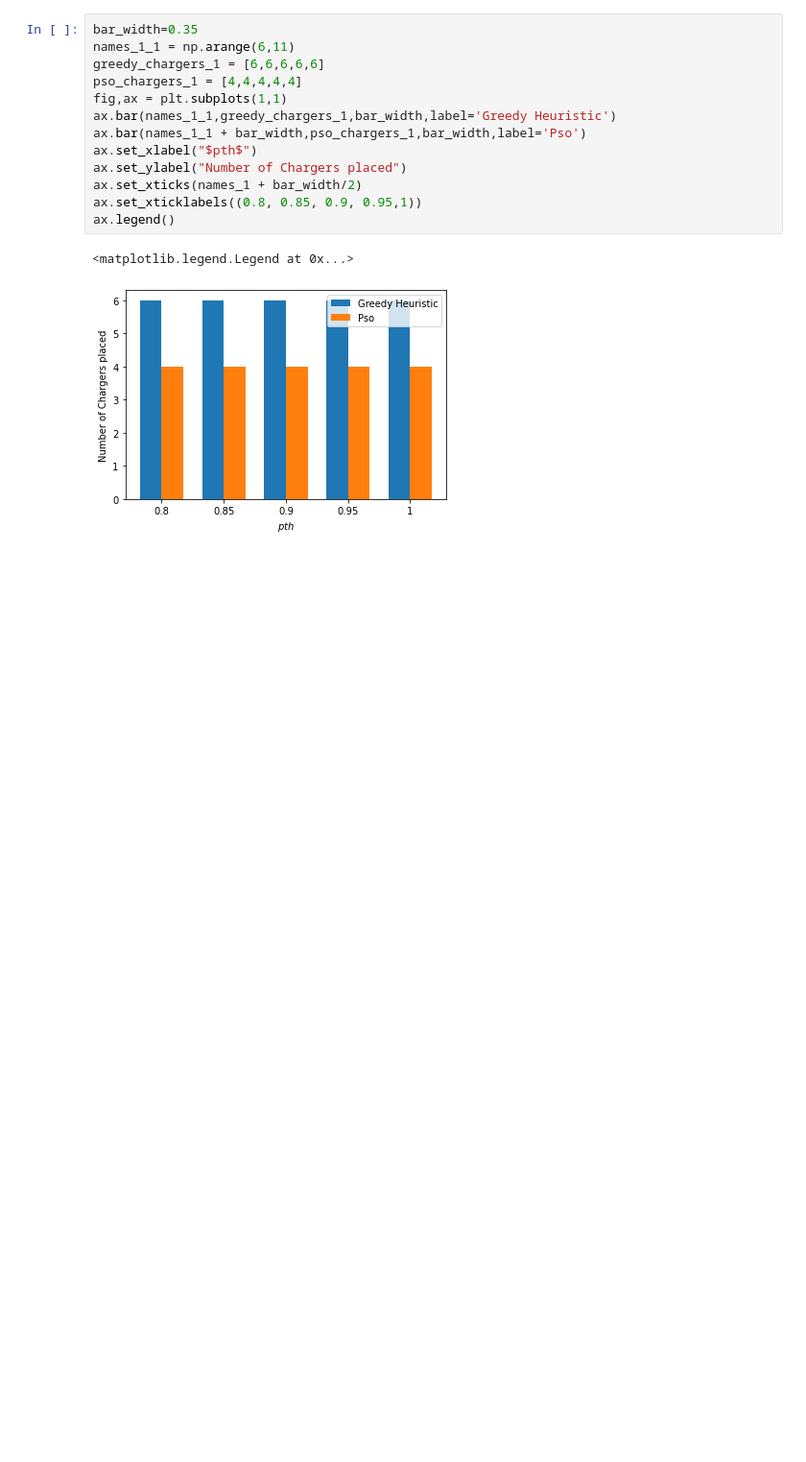
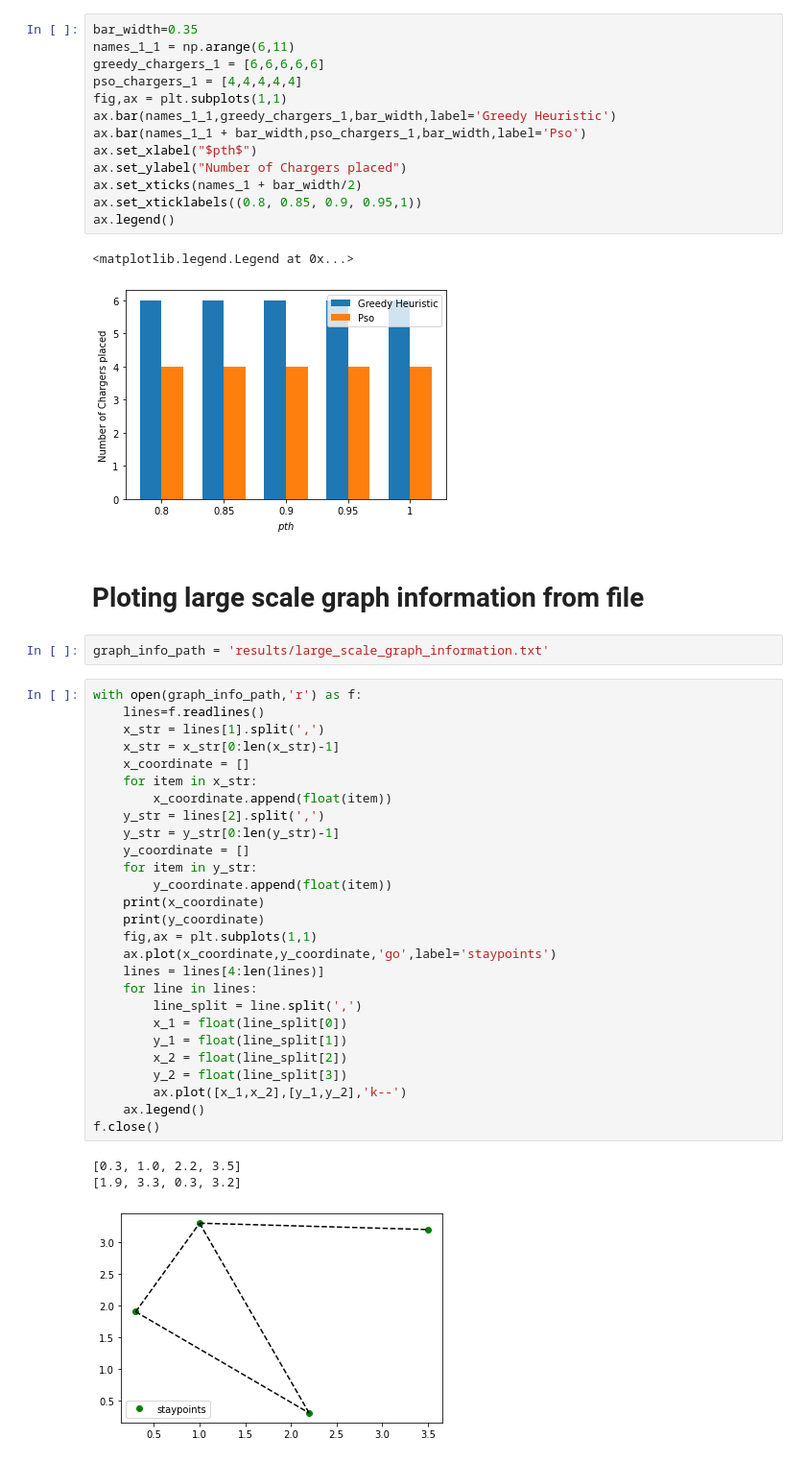
Before and after one commit to drewyh999/wireless_charging_scheme_simulator, a Jupyter notebook: result_plotting.ipynb, the cells around one changed output. Shown at 96% size. Saved outputs shown, nothing was run; the diff lists cells and outputs as text; blank space fills up the shorter version.

```diff
--- a/result_plotting.ipynb
+++ b/result_plotting.ipynb
@@ -111,3 +111,38 @@ ax.legend()
 # %% [output]
 <matplotlib.legend.Legend at 0x...>
 [figure]
+# %% [markdown]
+# Ploting large scale graph information from file
+# %%
+graph_info_path = 'results/large_scale_graph_information.txt'
+# %%
+with open(graph_info_path,'r') as f:
+    lines=f.readlines()
+    x_str = lines[1].split(',')
+    x_str = x_str[0:len(x_str)-1]
+    x_coordinate = []
+    for item in x_str:
+        x_coordinate.append(float(item))
+    y_str = lines[2].split(',')
+    y_str = y_str[0:len(y_str)-1]
+    y_coordinate = []
+    for item in y_str:
+        y_coordinate.append(float(item))
+    print(x_coordinate)
+    print(y_coordinate)
+    fig,ax = plt.subplots(1,1)
+    ax.plot(x_coordinate,y_coordinate,'go',label='staypoints')
+    lines = lines[4:len(lines)]
+    for line in lines:
+        line_split = line.split(',')
+        x_1 = float(line_split[0])
+        y_1 = float(line_split[1])
+        x_2 = float(line_split[2])
+        y_2 = float(line_split[3])
+        ax.plot([x_1,x_2],[y_1,y_2],'k--')
+    ax.legend()
+f.close()
+# %% [output]
+[0.3, 1.0, 2.2, 3.5]
+[1.9, 3.3, 0.3, 3.2]
+[figure, added]
```
Also changed, not shown: parts of 1 cell of this notebook, 1 other file.
